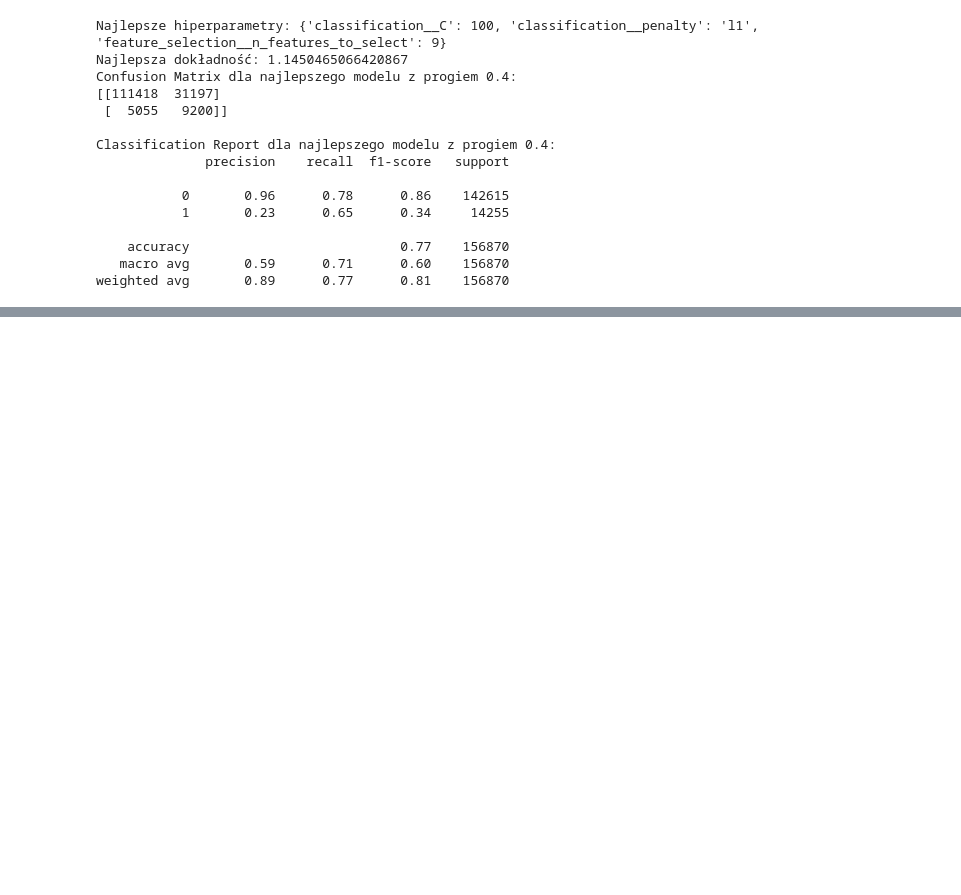
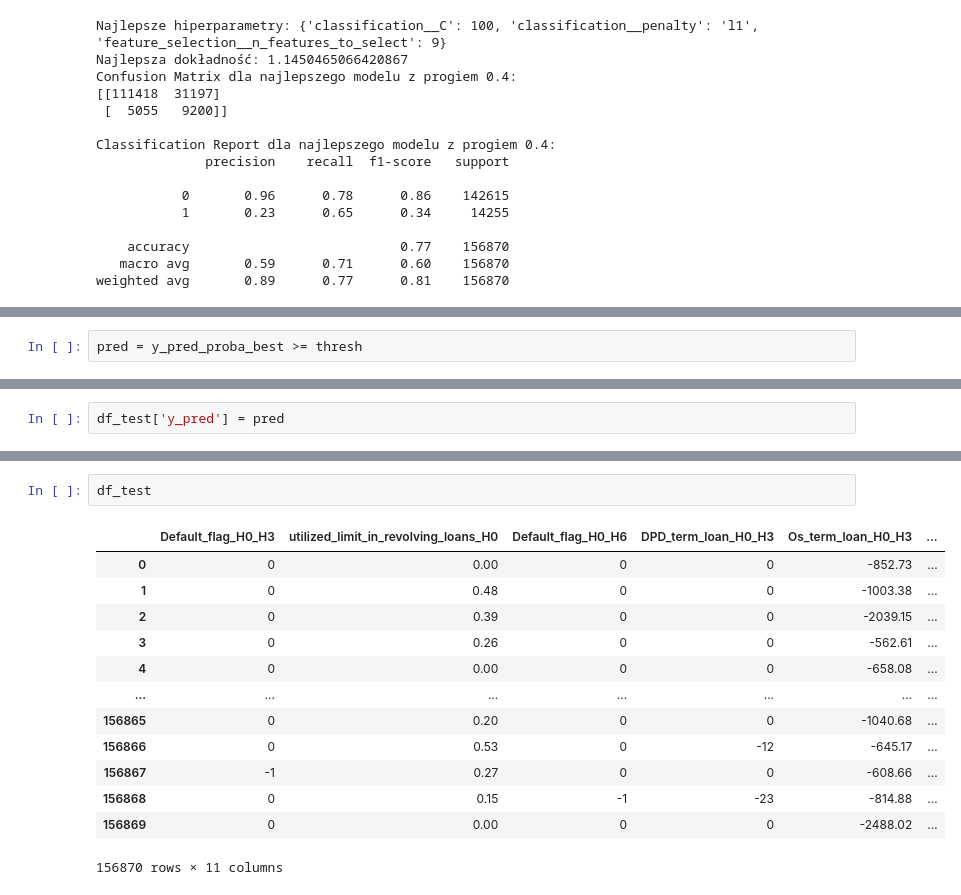
Before and after one commit to KacpiPL/ING_Lions_Den_2024_final, a Jupyter notebook: RiskBusters_Codes/5.logit_model.ipynb, the cells around one changed output, grey strips where cells are left out. Cells and saved outputs as stored; diff of their text form; blank space fills up the shorter version.

```diff
--- a/RiskBusters_Codes/5.logit_model.ipynb
+++ b/RiskBusters_Codes/5.logit_model.ipynb
@@ -232,0 +237,2 @@ plt.show()
+# %%
+pred = y_pred_proba_best >= thresh
@@ -232,0 +243,2 @@ plt.show()
+# %%
+df_test['y_pred'] = pred
@@ -232,0 +261,16 @@ plt.show()
+# %%
+df_test
+# %% [output]
+|  | Default_flag_H0_H3 | utilized_limit_in_revolving_loans_H0 | Default_flag_H0_H6 | DPD_term_loan_H0_H3 | Os_term_loan_H0_H3 | ... |
+| 0 | 0 | 0.00 | 0 | 0 | -852.73 | ... |
+| 1 | 0 | 0.48 | 0 | 0 | -1003.38 | ... |
+| 2 | 0 | 0.39 | 0 | 0 | -2039.15 | ... |
+| 3 | 0 | 0.26 | 0 | 0 | -562.61 | ... |
+| 4 | 0 | 0.00 | 0 | 0 | -658.08 | ... |
+| ... | ... | ... | ... | ... | ... | ... |
+| 156865 | 0 | 0.20 | 0 | 0 | -1040.68 | ... |
+| 156866 | 0 | 0.53 | 0 | -12 | -645.17 | ... |
+| 156867 | -1 | 0.27 | 0 | 0 | -608.66 | ... |
+| 156868 | 0 | 0.15 | -1 | -23 | -814.88 | ... |
+| 156869 | 0 | 0.00 | 0 | 0 | -2488.02 | ... |
+156870 rows × 11 columns
```
Also changed, not shown: parts of 11 cells of this notebook, 1 other file.
